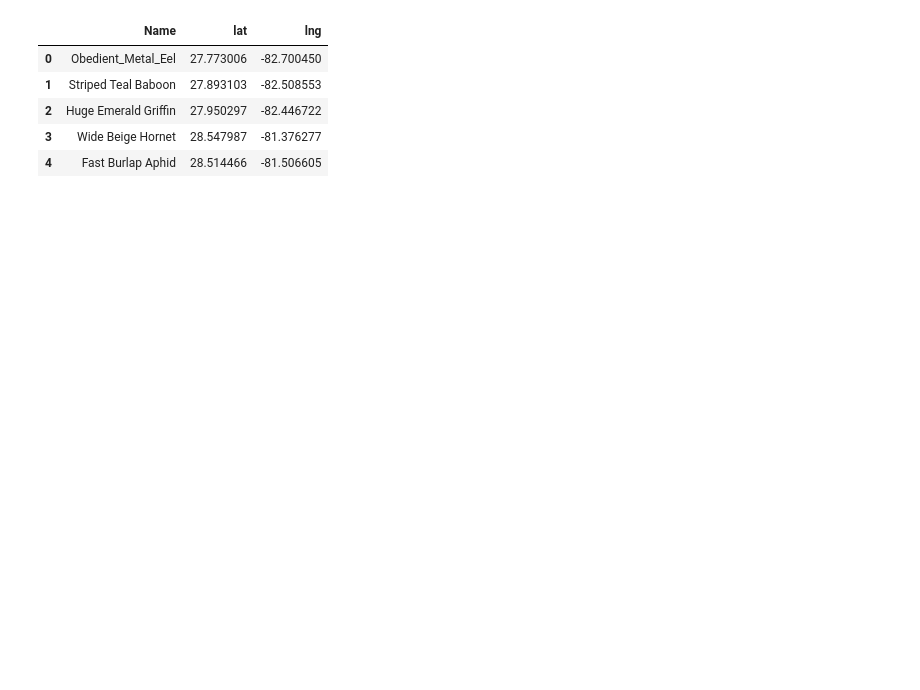
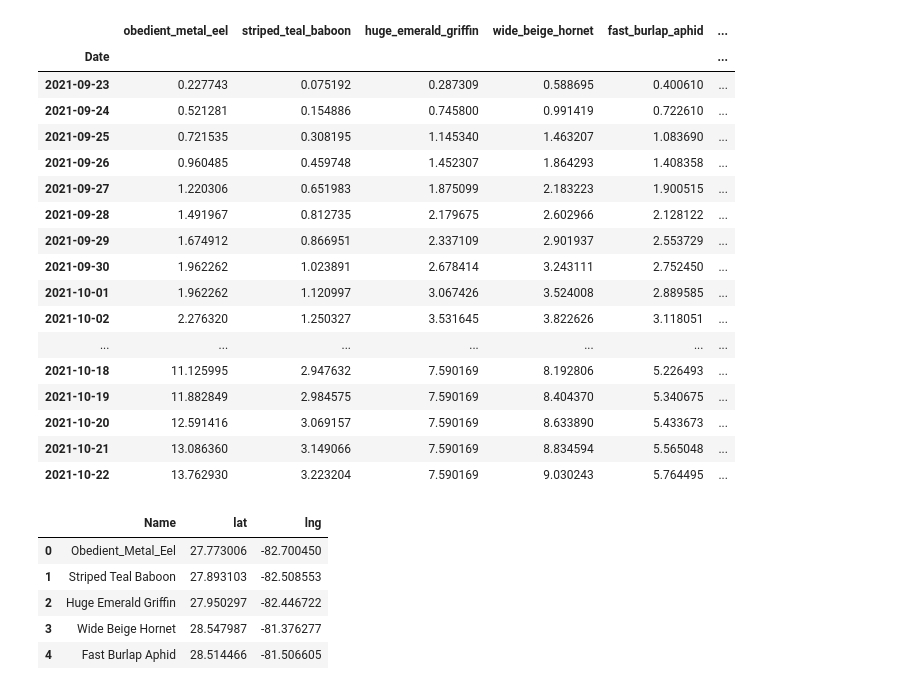
Before and after one commit to Aky0n/Miami-FinTech-Project-1-Team-2, a Jupyter notebook: Data Collection/Data_collection.ipynb, the cells around one changed output. Cells and saved outputs as stored; diff of their text form; code cells hidden in the pictures; blank space fills up the shorter version.

```diff
--- a/Data Collection/Data_collection.ipynb
+++ b/Data Collection/Data_collection.ipynb
@@ -103,5 +123,35 @@ print(df_hotspot_rewards_info)
 # %%
 df_hotspot_rewards_info.to_csv("hotspot_rewards_past_30_days.csv", index = False)
+# %%
+
+csv_file_rewards_30_days = Path("C:\\Users\\Airma\\FinTechClass\\Projects\\Miami-FinTech-Project-1-Team-2\Data Collection\hotspot_rewards_past_30_days.csv")
+
+hotspot_rewards_cumsum = pd.read_csv(csv_file_rewards_30_days, index_col="Date", parse_dates=True, infer_datetime_format=True)
+hotspot_rewards_cumsum.sort_index(ascending = True, inplace = True)
+#hotspot_rewards_cumsum.head()
+
+hotspot_rewards_cumsum = hotspot_rewards_cumsum.cumsum()
+
+hotspot_rewards_cumsum
+# %% [output]
+|  | obedient_metal_eel | striped_teal_baboon | huge_emerald_griffin | wide_beige_hornet | fast_burlap_aphid | ... |
+| Date |  |  |  |  |  | ... |
+| 2021-09-23 | 0.227743 | 0.075192 | 0.287309 | 0.588695 | 0.400610 | ... |
+| 2021-09-24 | 0.521281 | 0.154886 | 0.745800 | 0.991419 | 0.722610 | ... |
+| 2021-09-25 | 0.721535 | 0.308195 | 1.145340 | 1.463207 | 1.083690 | ... |
+| 2021-09-26 | 0.960485 | 0.459748 | 1.452307 | 1.864293 | 1.408358 | ... |
+| 2021-09-27 | 1.220306 | 0.651983 | 1.875099 | 2.183223 | 1.900515 | ... |
+| 2021-09-28 | 1.491967 | 0.812735 | 2.179675 | 2.602966 | 2.128122 | ... |
+| 2021-09-29 | 1.674912 | 0.866951 | 2.337109 | 2.901937 | 2.553729 | ... |
+| 2021-09-30 | 1.962262 | 1.023891 | 2.678414 | 3.243111 | 2.752450 | ... |
+| 2021-10-01 | 1.962262 | 1.120997 | 3.067426 | 3.524008 | 2.889585 | ... |
+| 2021-10-02 | 2.276320 | 1.250327 | 3.531645 | 3.822626 | 3.118051 | ... |
+| ... | ... | ... | ... | ... | ... | ... |
+| 2021-10-18 | 11.125995 | 2.947632 | 7.590169 | 8.192806 | 5.226493 | ... |
+| 2021-10-19 | 11.882849 | 2.984575 | 7.590169 | 8.404370 | 5.340675 | ... |
+| 2021-10-20 | 12.591416 | 3.069157 | 7.590169 | 8.633890 | 5.433673 | ... |
+| 2021-10-21 | 13.086360 | 3.149066 | 7.590169 | 8.834594 | 5.565048 | ... |
+| 2021-10-22 | 13.762930 | 3.223204 | 7.590169 | 9.030243 | 5.764495 | ... |
 # %%
 # Use the Pathlib libary to set the path to the coordinates CSV
 csv_file = Path("C:\\Users\\Airma\\FinTechClass\\Projects\\Miami-FinTech-Project-1-Team-2\Data Collection\hotspot_coordinates.csv")
```
Also changed, not shown: parts of 13 cells of this notebook, 3 other files.
